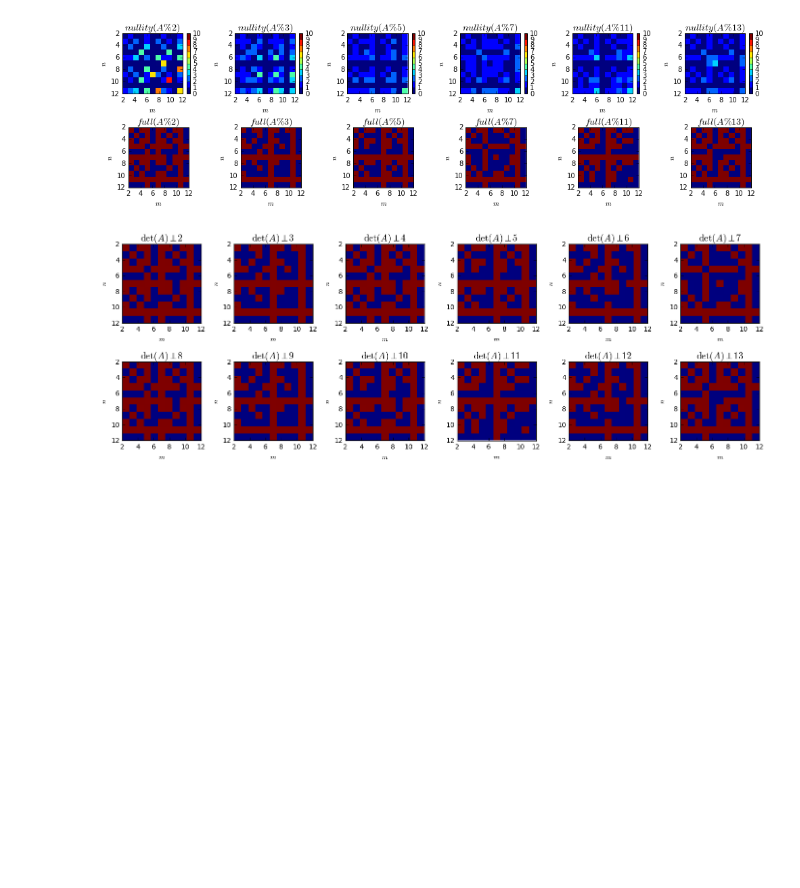
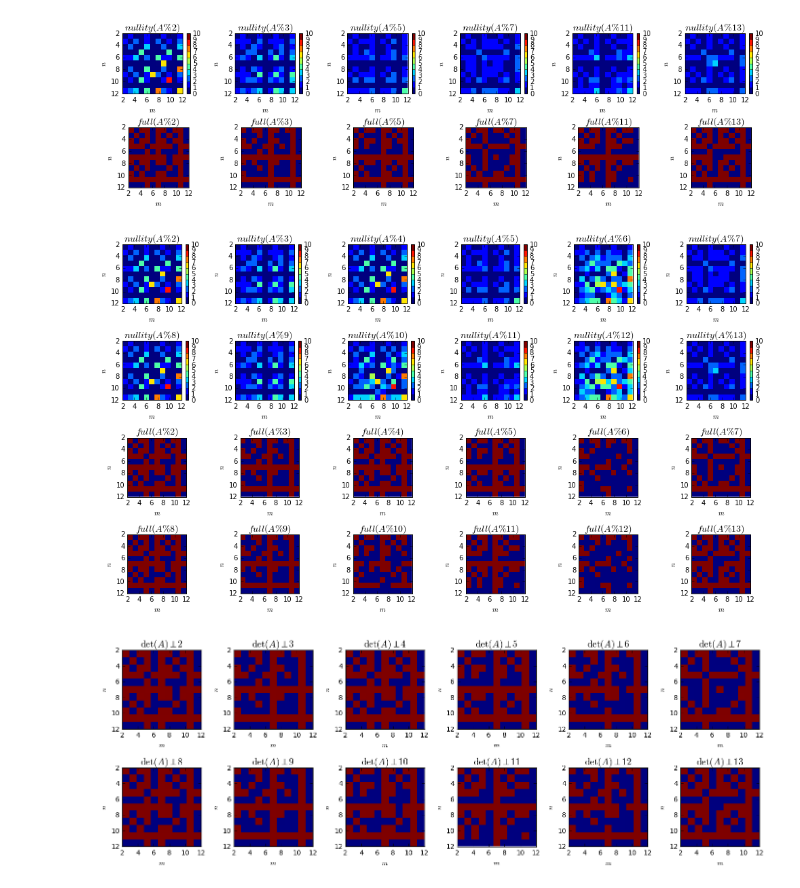
Before and after one commit to asross/am205-fproj, a Jupyter notebook: nullity-visualizations.ipynb, the cells around one changed output. Saved outputs shown, nothing was run; the diff lists cells and outputs as text; code cells hidden in the pictures; blank space fills up the shorter version.

```diff
--- a/nullity-visualizations.ipynb
+++ b/nullity-visualizations.ipynb
@@ -43,6 +43,16 @@ with figure_grid(2, 6, rowwidth=14, rowheight=2) as grid:
         plot_full_rank_for_mod(i)
 # %% [output]
 [figure]
+# %%
+with figure_grid(4, 6, rowwidth=14, rowheight=2) as grid:
+    for i in range(2, 14):
+        grid.next_subplot()
+        plot_results_for_mod(i)
+    for i in range(2, 14):
+        grid.next_subplot()
+        plot_full_rank_for_mod(i)
+# %% [output]
+[figure, added]
 # %%
 import math
 from transition_helpers import *
```
Also changed, not shown: 3 other files.
